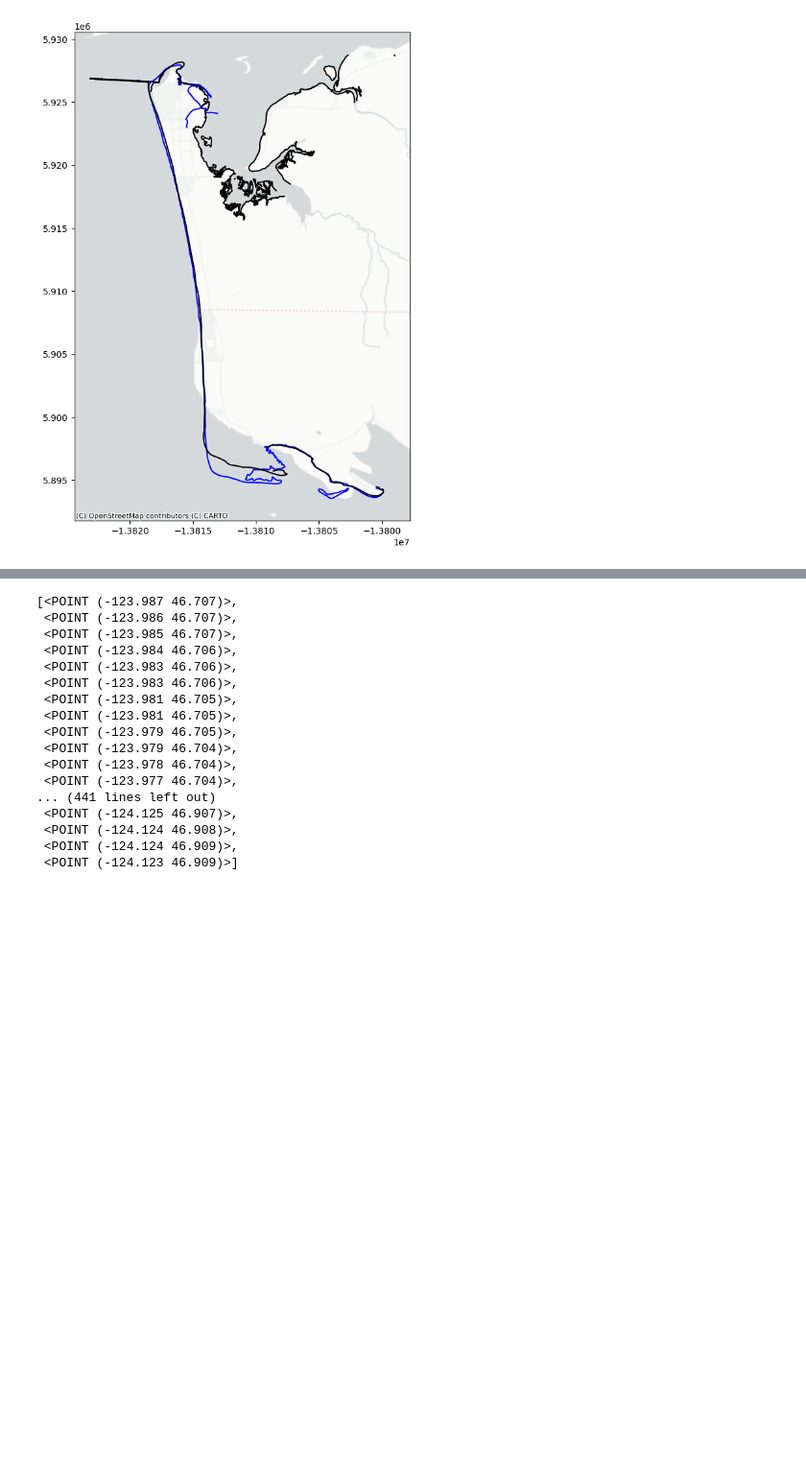
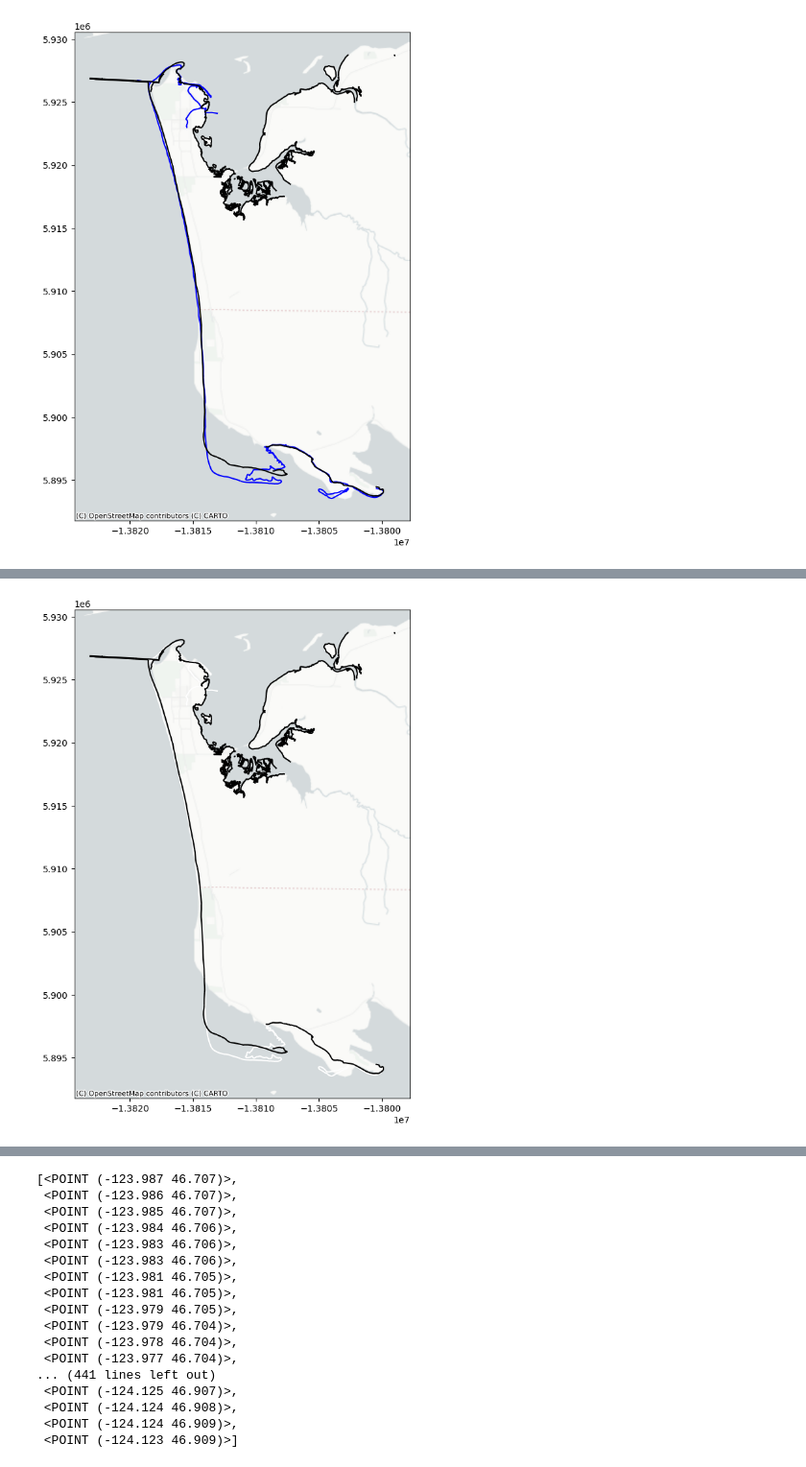
Before and after one commit to JerryLiu-96/Grays_Harbor_Storymap, a Jupyter notebook: interpolation_method/shoreline_1927_1954.ipynb, the cells around one changed output, grey strips where cells are left out. Shown at 96% size. Drawn from its saved outputs; the diff is of its cells as text; code cells hidden in the pictures; blank space fills up the shorter version.

```diff
--- a/interpolation_method/shoreline_1927_1954.ipynb
+++ b/interpolation_method/shoreline_1927_1954.ipynb
@@ -143,0 +176,4 @@ line_show(coast_1942)
+# %%
+line_show(coast_1942)
+# %% [output]
+[figure, added]
```
Also changed, not shown: parts of 31 cells of this notebook, 16 other files.
